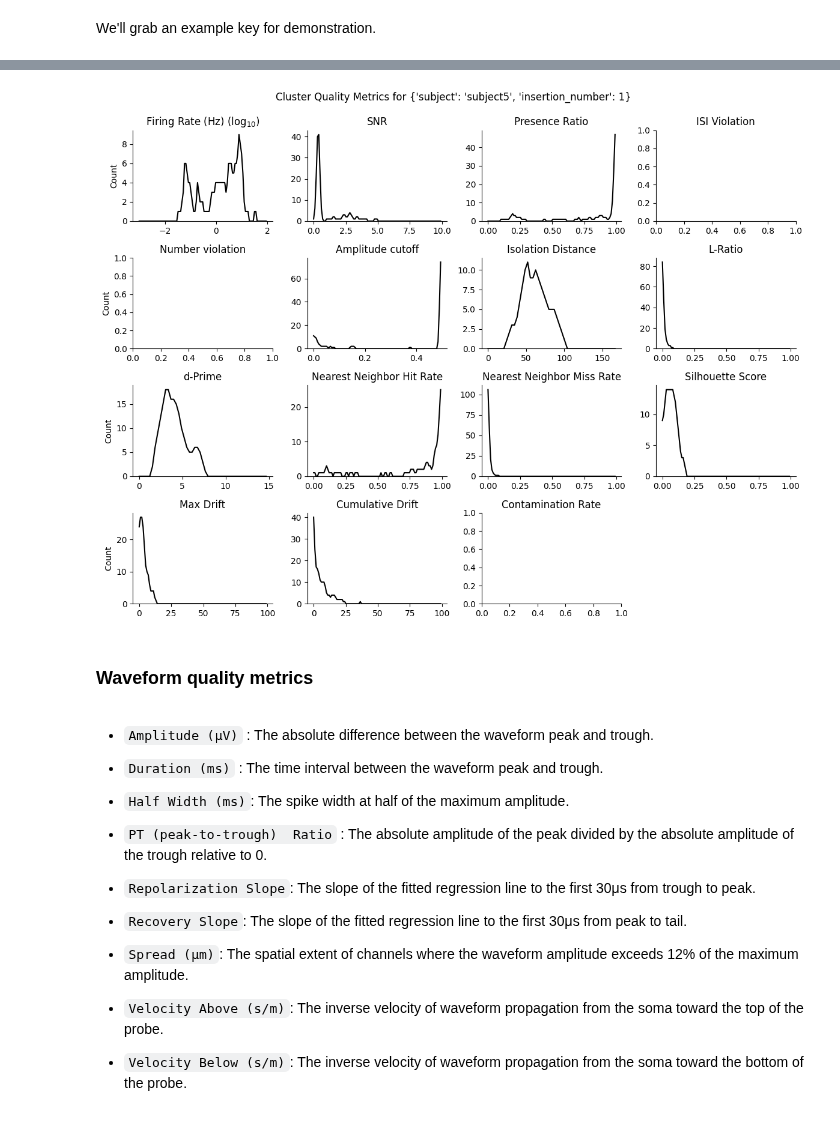
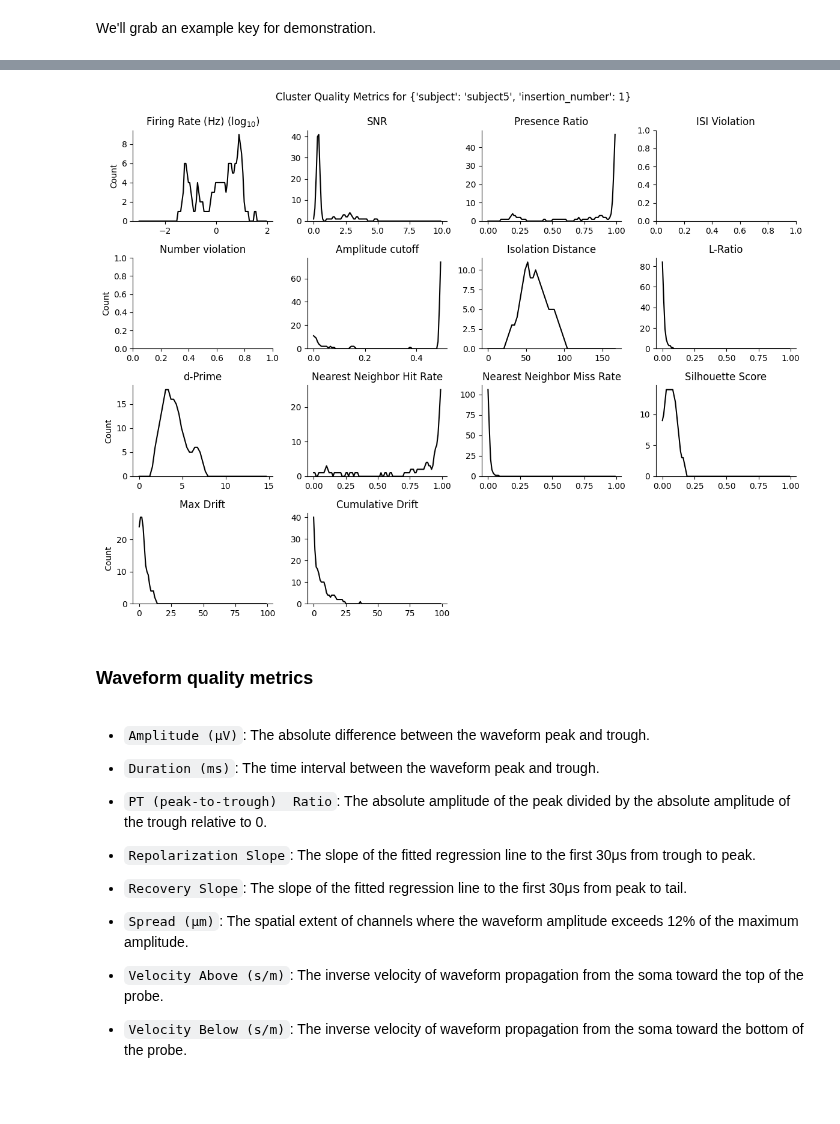
Before and after one commit to datajoint/workflow-array-ephys, a Jupyter notebook: notebooks/quality_metrics.ipynb, the cells around one changed output, grey strips where cells are left out. Cells and saved outputs as stored; diff of their text form; code cells hidden in the pictures.

```diff
--- a/notebooks/quality_metrics.ipynb
+++ b/notebooks/quality_metrics.ipynb
@@ -154,50 +152,43 @@ plot_metric(axes[8], data, bins, title="d-Prime")
 axes[8].set_ylabel("Count")
 
 # Nearest-Neighbor Hit Rate
 data = query.fetch("nn_hit_rate")
 bins = np.linspace(0, 1, 100)
 plot_metric(axes[9], data, bins, title="Nearest Neighbor Hit Rate")
 
 # Nearest-Neighbor Miss Rate
 data = query.fetch("nn_miss_rate")
 bins = np.linspace(0, 1, 100)
 plot_metric(axes[10], data, bins, title="Nearest Neighbor Miss Rate")
 
 # Silhouette Score
 data = query.fetch("silhouette_score")
 bins = np.linspace(0, 1, 100)
 plot_metric(axes[11], data, bins, title="Silhouette Score")
 
 # Max Drift
 data = query.fetch("max_drift")
 bins = np.linspace(0, 100, 100)
 plot_metric(axes[12], data, bins, title="Max Drift")
 axes[12].set_ylabel("Count")
 
 # Cumulative Drift
 data = query.fetch("cumulative_drift")
 bins = np.linspace(0, 100, 100)
 plot_metric(axes[13], data, bins, title="Cumulative Drift")
 
-# Contamination Rate
-data = query.fetch("contamination_rate")
-bins = np.linspace(0, 100, 100)
-plot_metric(axes[14], data, bins, title="Contamination Rate")
-axes[15].remove()
-# axes[16].remove()
+[ax.remove() for ax in axes[14:]]
 plt.tight_layout()
 # %% [output]
-[figure, old version]
+[figure, new version]
 # %% [markdown]
 ### Waveform quality metrics
 # %% [markdown]
-- `Amplitude (μV)` : The absolute difference between the waveform peak and trough.
+- `Amplitude (μV)`: The absolute difference between the waveform peak and trough.
 
-- `Duration (ms)` : The time interval between the waveform peak and trough.
+- `Duration (ms)`: The time interval between the waveform peak and trough.
 
-- `Half Width (ms)`: The spike width at half of the maximum amplitude.
-
-- `PT (peak-to-trough)  Ratio` : The absolute amplitude of the peak divided by the absolute amplitude of the trough relative to 0.
+- `PT (peak-to-trough)  Ratio`: The absolute amplitude of the peak divided by the absolute amplitude of the trough relative to 0.
 
 - `Repolarization Slope`: The slope of the fitted regression line to the first 30μs from trough to peak.
 
```
Also changed, not shown: parts of 5 cells of this notebook.
